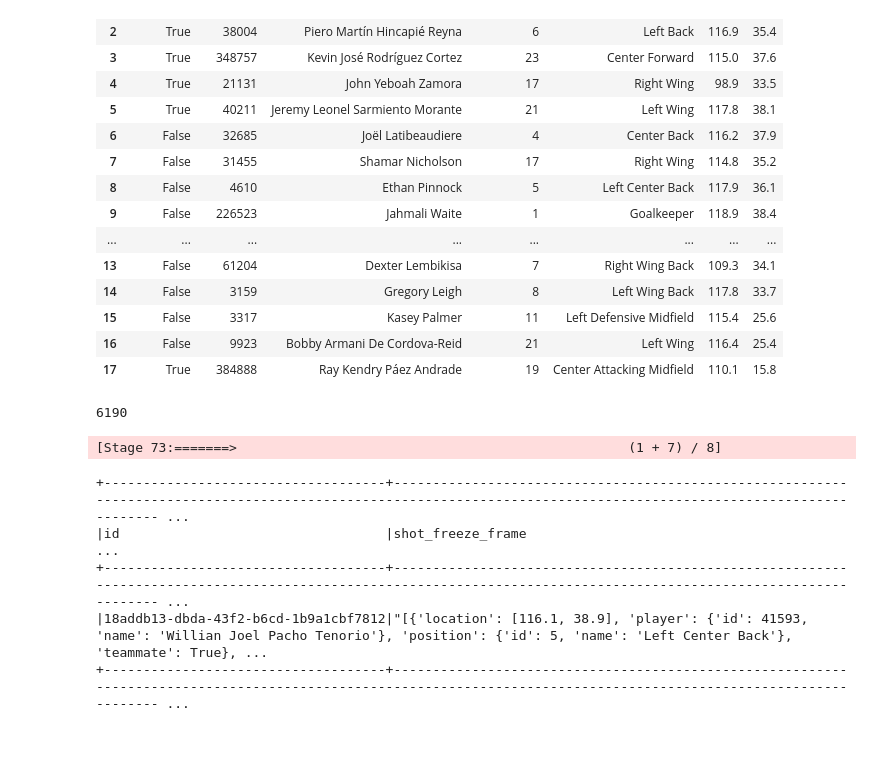
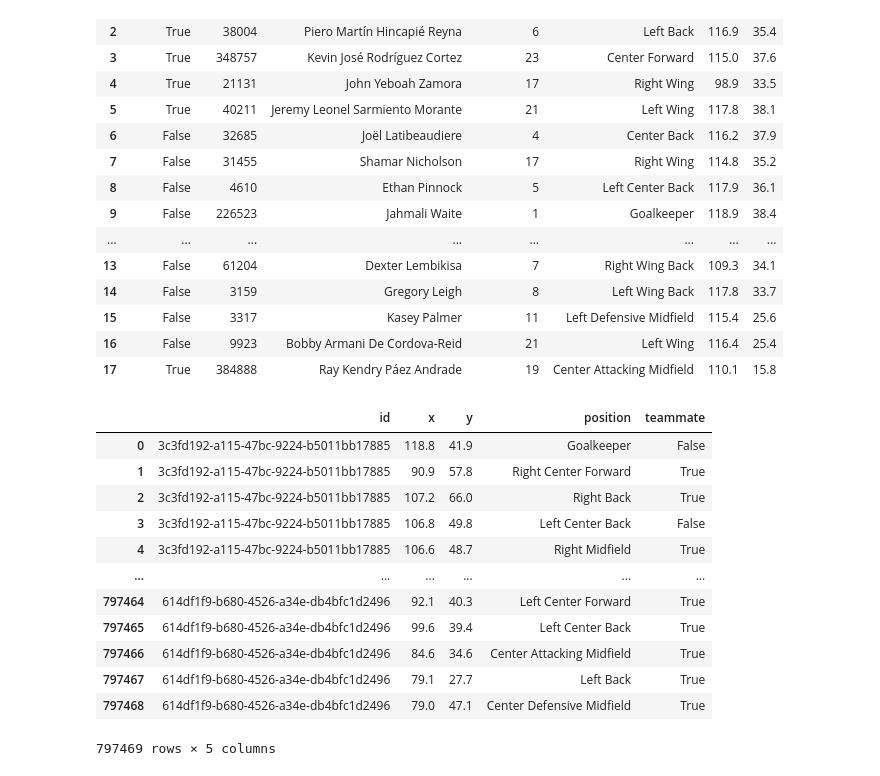
Before and after one commit to GuechtouliAnis/xG-model, a Jupyter notebook: export_sff.ipynb, the cells around one changed output. Drawn from its saved outputs; the diff is of its cells as text; code cells hidden in the pictures; blank space fills up the shorter version.

Commit message:
shot_frame_to_df

```diff
--- a/export_sff.ipynb
+++ b/export_sff.ipynb
@@ -40,8 +39,8 @@ only showing top 10 rows
 # the format is ' [{'location': [x,y], 'player': {'id': id, 'name': name}}, 'position': {'name': name, 'id': id}, 'teammate': True/False},...]
 row1 = events_frame.collect()[0].shot_freeze_frame
 row2 = events_frame.collect()[482].shot_freeze_frame
-row2 = row2.replace('""Di\'Shon Bernard""',"'Di Shon Bernard'")
-row2 = row2[1:-1]
+#row2 = row2.replace('""Di\'Shon Bernard""',"'Di Shon Bernard'")
+#row2 = row2[1:-1]
 # %%
 print(row1)
 print(row2)
@@ -55,0 +58,5 @@ rows[0].split('},')[0].split('],')[0]+']'
+# %%
+for i in range(0, len(rows)):
+    print(ast.literal_eval(rows[i].split('},')[0].split(': ')[1].split('],')[0]+']'), end=', ')
+    print(rows[i].split('},')[1].split(': ')[3].strip("''"), end=', ')
+    print('True' if 'True' in rows[i].split('},')[2] else 'False')
@@ -141,4 +116,0 @@ def extract_shot_frame(df):
-# %%
-df = extract_shot_frame(events_frame)
-# %% [output]
-6190
@@ -147,9 +117,30 @@ df.to_csv('shot_freeze_frame.csv', index=False)
-# %%
-row = events_frame.filter(events_frame.id == '18addb13-dbda-43f2-b6cd-1b9a1cbf7812').show(1,False)
-# %% [output]
-[Stage 73:=======>                                                  (1 + 7) / 8]
-+------------------------------------+------------------------------------------------------------------------------------------------------------------------------------------------------------------ ...
-|id                                  |shot_freeze_frame                                                                                                                                                  ...
-+------------------------------------+------------------------------------------------------------------------------------------------------------------------------------------------------------------ ...
-|18addb13-dbda-43f2-b6cd-1b9a1cbf7812|"[{'location': [116.1, 38.9], 'player': {'id': 41593, 'name': 'Willian Joel Pacho Tenorio'}, 'position': {'id': 5, 'name': 'Left Center Back'}, 'teammate': True}, ...
-+------------------------------------+------------------------------------------------------------------------------------------------------------------------------------------------------------------ ...
+# %%
+def extract_shot_ff(df):
+    processed_rows = []
+    for row in df.collect():
+        id = row.id
+        shot_frame = row.shot_freeze_frame.split('}, {')
+        for i in range(len(shot_frame)):
+            x, y = ast.literal_eval(shot_frame[i].split('},')[0].split(': ')[1].split('],')[0] + ']')
+            position = shot_frame[i].split('},')[1].split(': ')[3].strip("''")
+            teammate = 'True' if 'True' in shot_frame[i].split('},')[2] else 'False'
+            processed_rows.append({'Shot_id': id, 'x': x, 'y': y, 'position': position, 'teammate': teammate})
+
+    df = pd.DataFrame(processed_rows)
+    return df
+
+extract_shot_ff(events_frame)
+# %% [output]
+|  | id | x | y | position | teammate |
+| 0 | 3c3fd192-a115-47bc-9224-b5011bb17885 | 118.8 | 41.9 | Goalkeeper | False |
+| 1 | 3c3fd192-a115-47bc-9224-b5011bb17885 | 90.9 | 57.8 | Right Center Forward | True |
+| 2 | 3c3fd192-a115-47bc-9224-b5011bb17885 | 107.2 | 66.0 | Right Back | True |
+| 3 | 3c3fd192-a115-47bc-9224-b5011bb17885 | 106.8 | 49.8 | Left Center Back | False |
+| 4 | 3c3fd192-a115-47bc-9224-b5011bb17885 | 106.6 | 48.7 | Right Midfield | True |
+| ... | ... | ... | ... | ... | ... |
+| 797464 | 614df1f9-b680-4526-a34e-db4bfc1d2496 | 92.1 | 40.3 | Left Center Forward | True |
+| 797465 | 614df1f9-b680-4526-a34e-db4bfc1d2496 | 99.6 | 39.4 | Left Center Back | True |
+| 797466 | 614df1f9-b680-4526-a34e-db4bfc1d2496 | 84.6 | 34.6 | Center Attacking Midfield | True |
+| 797467 | 614df1f9-b680-4526-a34e-db4bfc1d2496 | 79.1 | 27.7 | Left Back | True |
+| 797468 | 614df1f9-b680-4526-a34e-db4bfc1d2496 | 79.0 | 47.1 | Center Defensive Midfield | True |
+797469 rows × 5 columns
```
Also changed, not shown: parts of 7 cells of this notebook, 1 other file.
